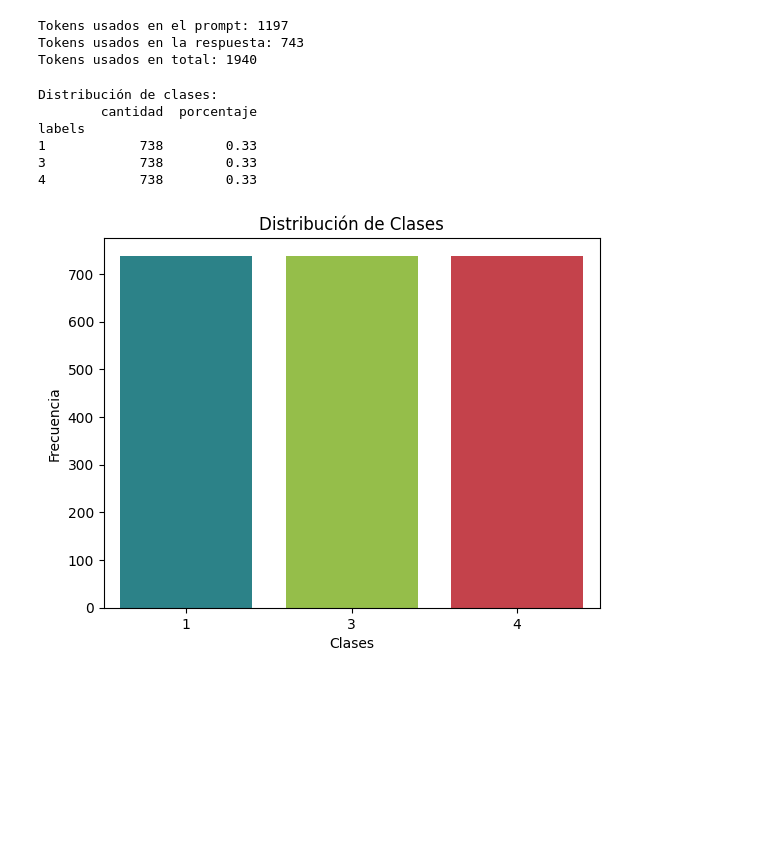
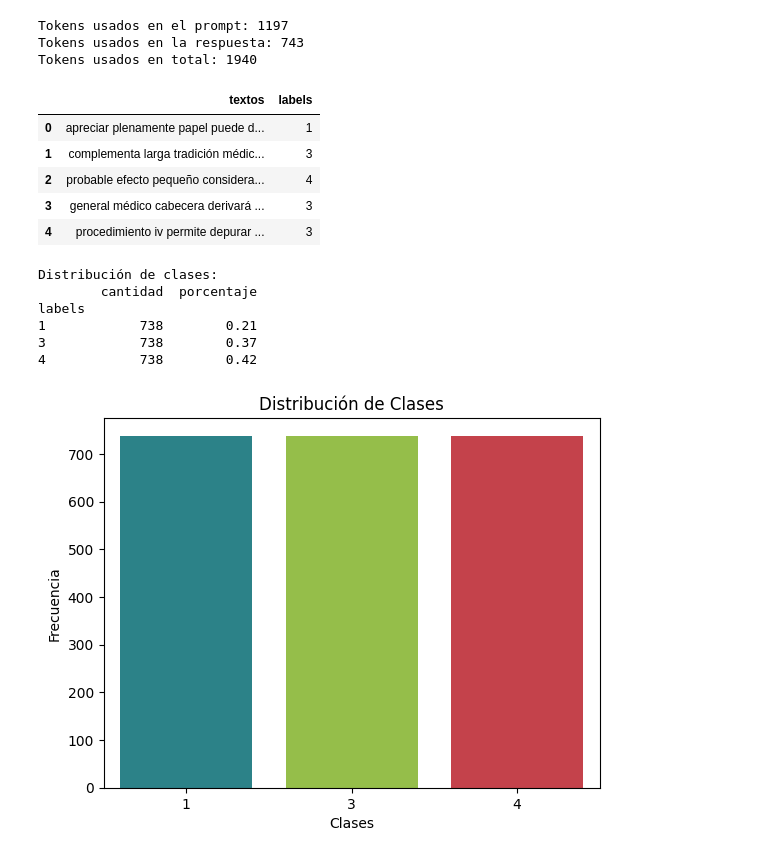
Before and after one commit to BILabsAndProjects/Proyecto1, a Jupyter notebook: proyecto_etapa2.ipynb, the cells around one changed output. Drawn from its saved outputs; the diff is of its cells as text; code cells hidden in the pictures; blank space fills up the shorter version.

```diff
--- a/proyecto_etapa2.ipynb
+++ b/proyecto_etapa2.ipynb
@@ -706,3 +723,13 @@ Tokens usados en total: 1940
+# %%
+df_train_final = pd.read_excel(r"datos/Datos_aumentados_train.xlsx")
+df_train_final.head()
+# %% [output]
+|  | textos | labels |
+| 0 | apreciar plenamente papel puede d... | 1 |
+| 1 | complementa larga tradición médic... | 3 |
+| 2 | probable efecto pequeño considera... | 4 |
+| 3 | general médico cabecera derivará ... | 3 |
+| 4 | procedimiento iv permite depurar ... | 3 |
 # %%
 # 9. Distribución de etiquetas
 print("Distribución de clases:")
@@ -717,9 +744,9 @@ print(dist_df)
 Distribución de clases:
         cantidad  porcentaje
 labels
-1            738        0.33
-3            738        0.33
-4            738        0.33
+1            738        0.21
+3            738        0.37
+4            738        0.42
 # %%
 colors = {1: "#1D8F97", 3: "#9bd137", 4: "#DA2C38"}
 # %%
```
Also changed, not shown: parts of 11 cells of this notebook.
